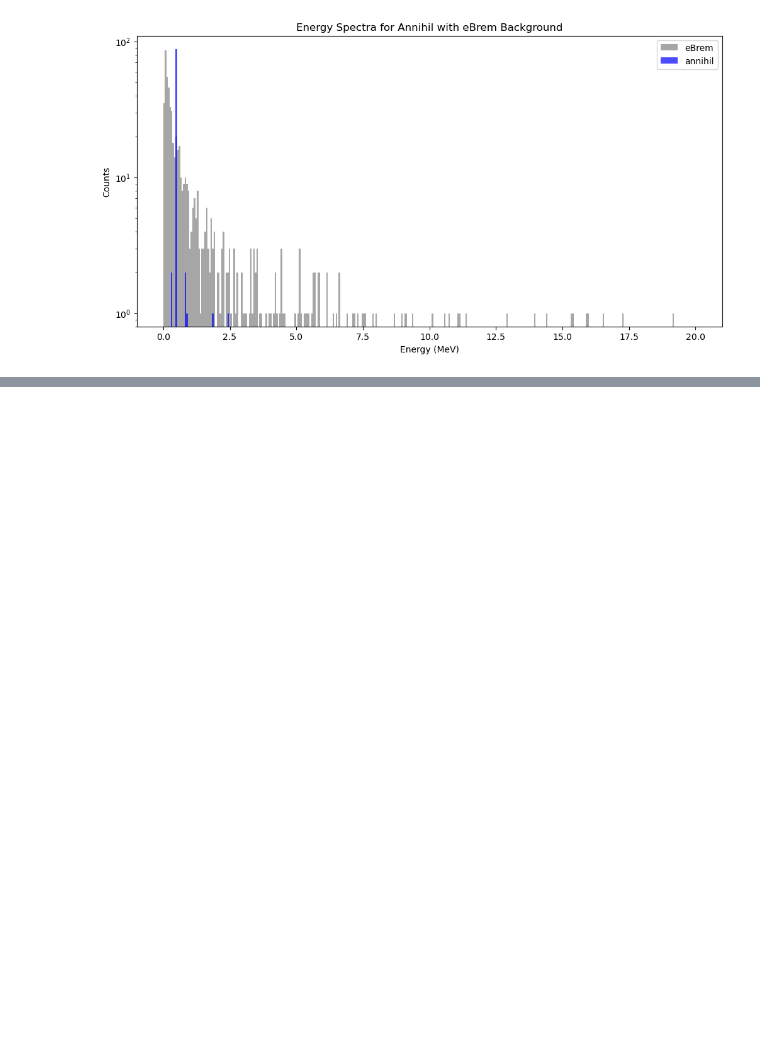
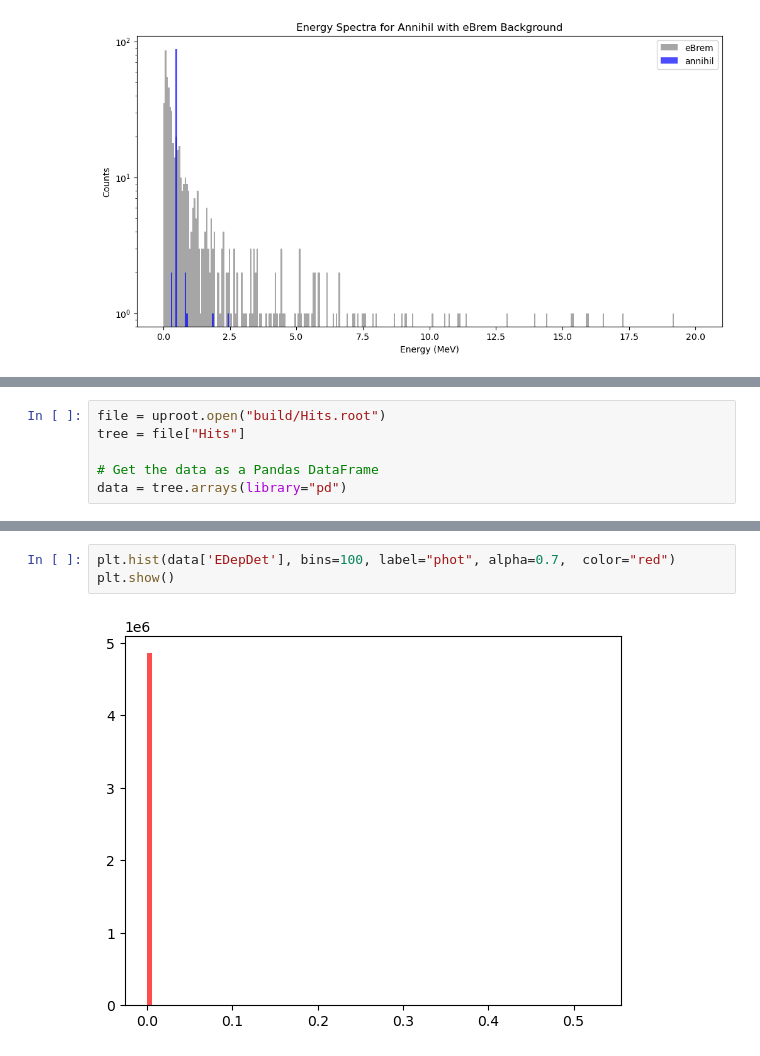
Before and after one commit to francescouni0/Online-Monitoring, a Jupyter notebook: Analysis.ipynb, the cells around one changed output, grey strips where cells are left out. Cells and saved outputs as stored; diff of their text form; blank space fills up the shorter version.

```diff
--- a/Analysis.ipynb
+++ b/Analysis.ipynb
@@ -314,0 +319,6 @@ plt.show()
+# %%
+file = uproot.open("build/Hits.root")
+tree = file["Hits"]
+
+# Get the data as a Pandas DataFrame
+data = tree.arrays(library="pd")
@@ -314,0 +340,5 @@ plt.show()
+# %%
+plt.hist(data['EDepDet'], bins=100, label="phot", alpha=0.7,  color="red")
+plt.show()
+# %% [output]
+[figure, added]
```
Also changed, not shown: parts of 2 cells of this notebook, 6 other files.
